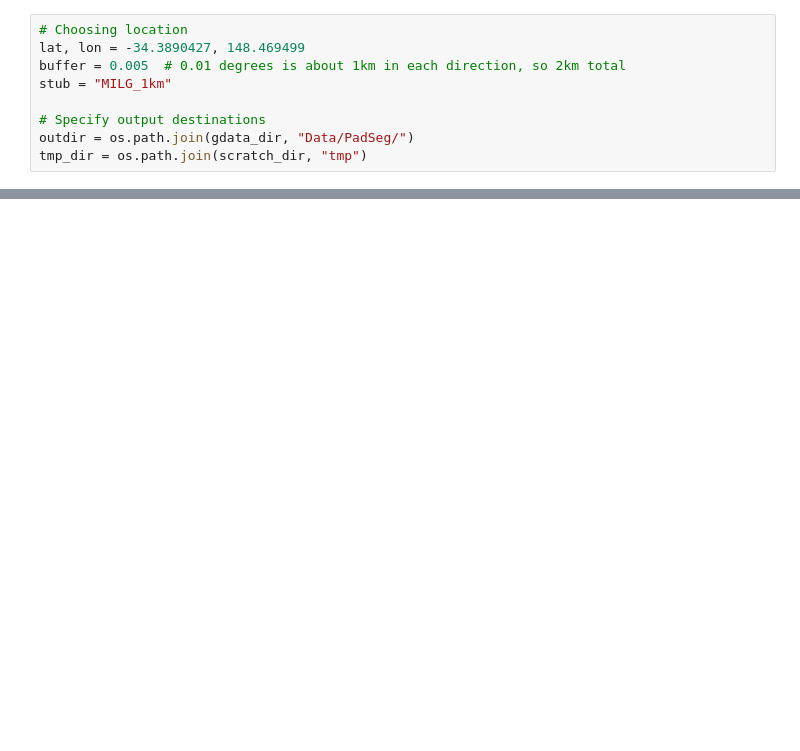
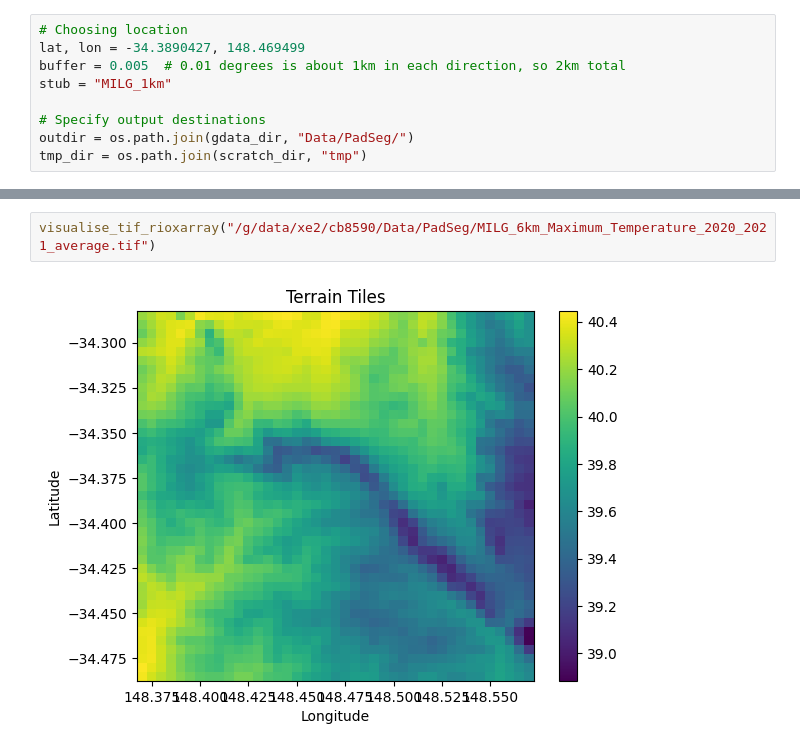
Before and after one commit to johnburley3000/PaddockTS, a Jupyter notebook: DAESIM_preprocess/download_everything.ipynb, the cells around one changed output, grey strips where cells are left out. Saved outputs shown, nothing was run; the diff lists cells and outputs as text; blank space fills up the shorter version.

```diff
--- a/DAESIM_preprocess/download_everything.ipynb
+++ b/DAESIM_preprocess/download_everything.ipynb
@@ -34,0 +65,4 @@ visualise_tif('/g/data/xe2/cb8590/Data/PadSeg/MILG_1km_terrain_cleaned.tif', "El
+# %%
+visualise_tif_rioxarray("/g/data/xe2/cb8590/Data/PadSeg/MILG_6km_Maximum_Temperature_2020_2021_average.tif")
+# %% [output]
+[figure, added]
```
Also changed, not shown: parts of 6 cells of this notebook, 6 other files.
